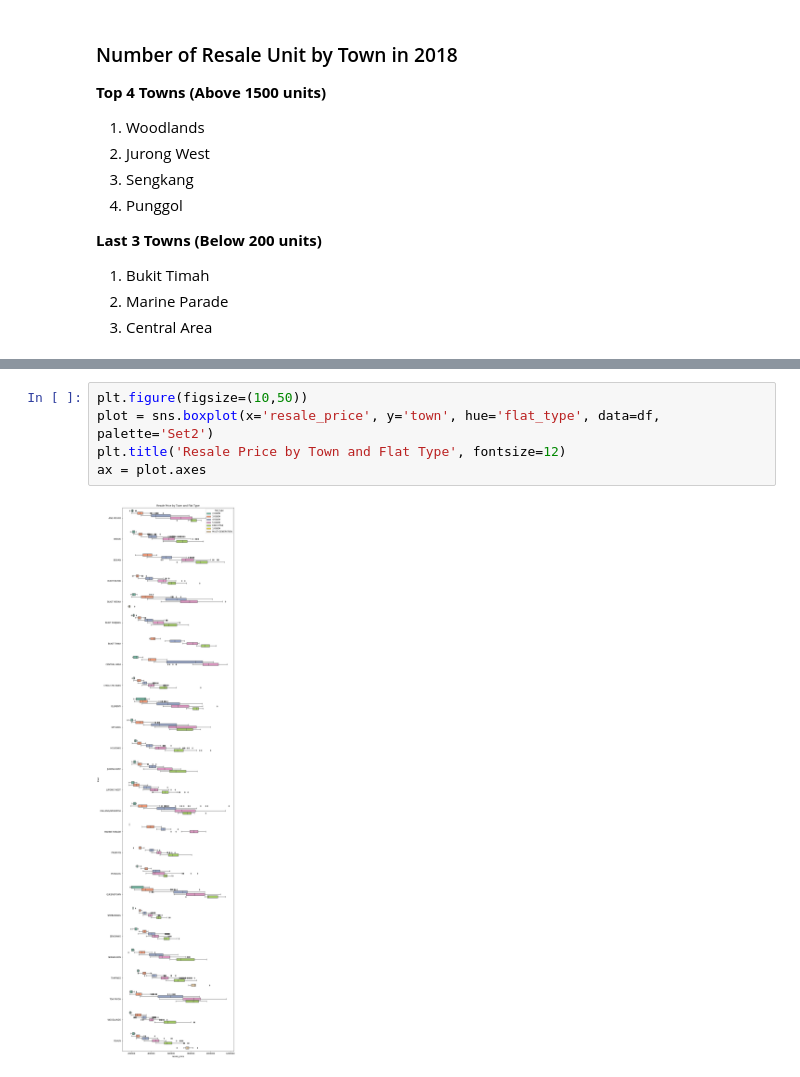
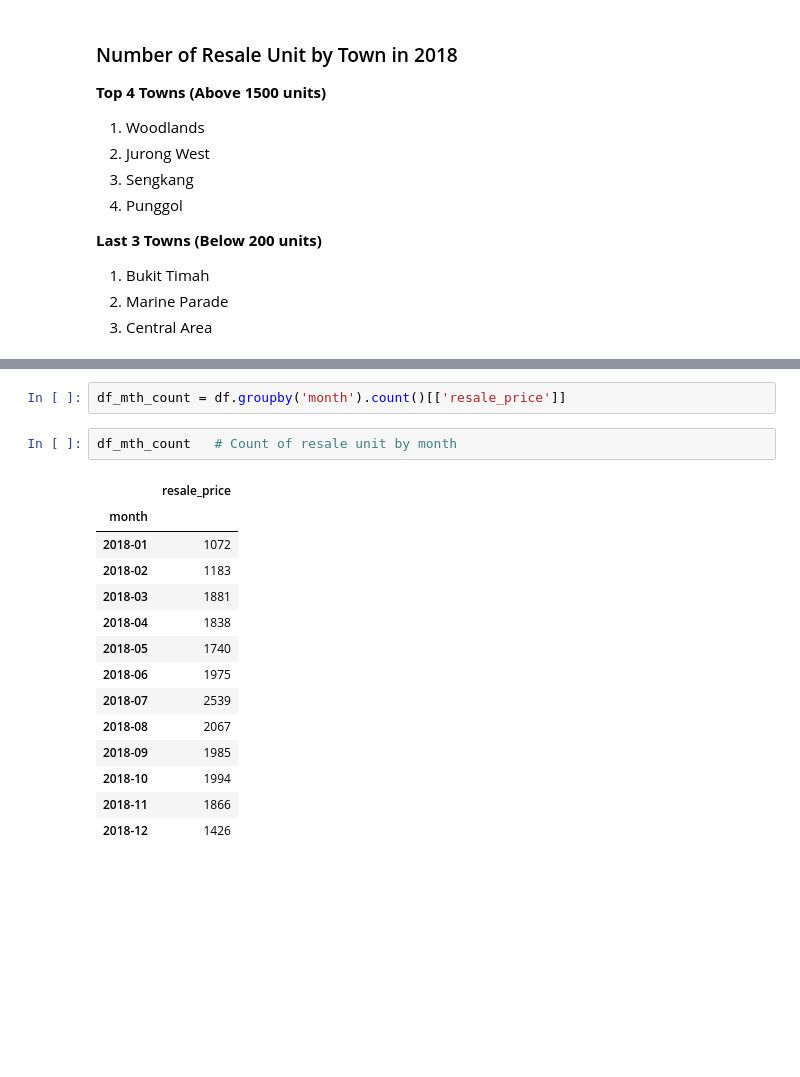
Before and after one commit to cyeejen/Exploratory-Data-Analysis-on-Singapore-Resale-Flat-in-2018, a Jupyter notebook: Exploratory Data Analysis on Singapore Resale Flat in 2018.ipynb, the cells around one changed output, grey strips where cells are left out. Cells and saved outputs as stored; diff of their text form; blank space fills up the shorter version.

```diff
--- a/Exploratory Data Analysis on Singapore Resale Flat in 2018.ipynb
+++ b/Exploratory Data Analysis on Singapore Resale Flat in 2018.ipynb
@@ -135,7 +140,19 @@ print(town)
-# %%
-plt.figure(figsize=(10,50))
-plot = sns.boxplot(x='resale_price', y='town', hue='flat_type', data=df, palette='Set2')
-plt.title('Resale Price by Town and Flat Type', fontsize=12)
-ax = plot.axes
-# %% [output]
-[figure, removed]
+# %%
+df_mth_count = df.groupby('month').count()[['resale_price']]
+# %%
+df_mth_count   # Count of resale unit by month
+# %% [output]
+|  | resale_price |
+| month |  |
+| 2018-01 | 1072 |
+| 2018-02 | 1183 |
+| 2018-03 | 1881 |
+| 2018-04 | 1838 |
+| 2018-05 | 1740 |
+| 2018-06 | 1975 |
+| 2018-07 | 2539 |
+| 2018-08 | 2067 |
+| 2018-09 | 1985 |
+| 2018-10 | 1994 |
+| 2018-11 | 1866 |
+| 2018-12 | 1426 |
```
Also changed, not shown: parts of 10 cells of this notebook.
